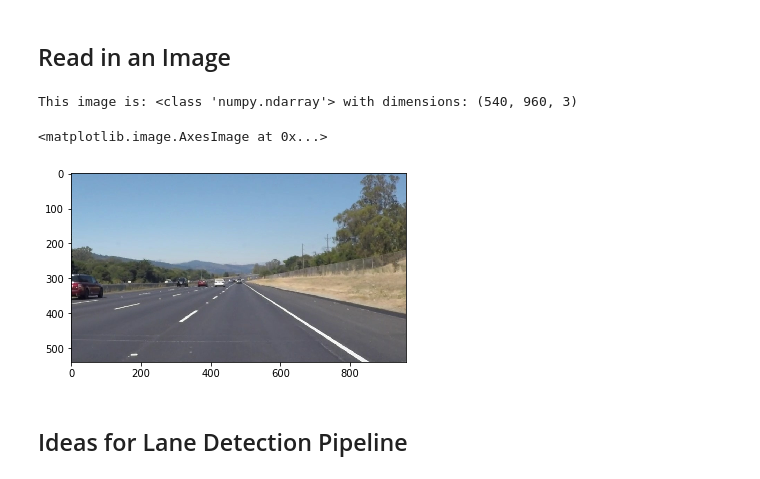
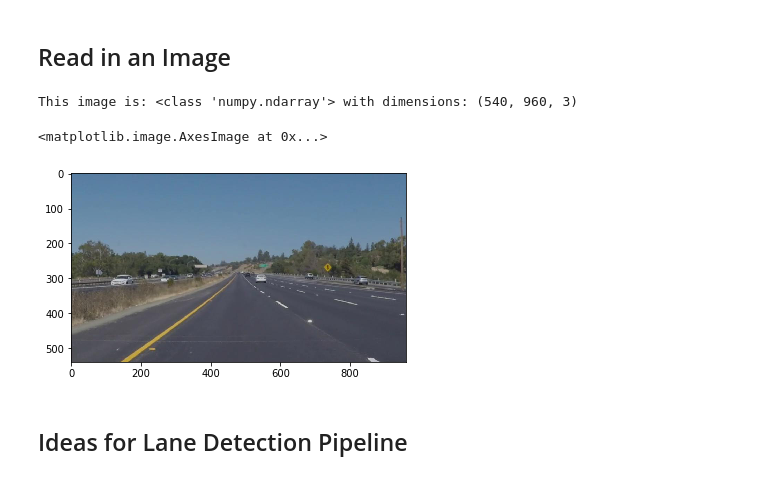
Before and after one commit to kujaw/CarND-LaneLines-P1, a Jupyter notebook: P1.ipynb, the cells around one changed output. Saved outputs shown, nothing was run; the diff lists cells and outputs as text; code cells hidden in the pictures.

```diff
--- a/P1.ipynb
+++ b/P1.ipynb
@@ -51,15 +51,16 @@ import cv2
 ## Read in an Image
 # %%
 #reading in an image
-image = mpimg.imread('test_images/solidWhiteRight.jpg')
+#image = mpimg.imread('test_images/solidWhiteRight.jpg')
+image = mpimg.imread('test_videos_frames/frame042.jpg') ### solidYelloLeft stops on this frame
 
 #printing out some stats and plotting
 print('This image is:', type(image), 'with dimensions:', image.shape)
 plt.imshow(image)  # if you wanted to show a single color channel image called 'gray', for example, call as plt.imshow(gray, cmap='gray')
 # %% [output]
 This image is: <class 'numpy.ndarray'> with dimensions: (540, 960, 3)
 <matplotlib.image.AxesImage at 0x...>
-[figure, old version]
+[figure, new version]
 # %% [markdown]
 ## Ideas for Lane Detection Pipeline
 # %% [markdown]
```
Also changed, not shown: parts of 6 cells of this notebook, 1 other file.
